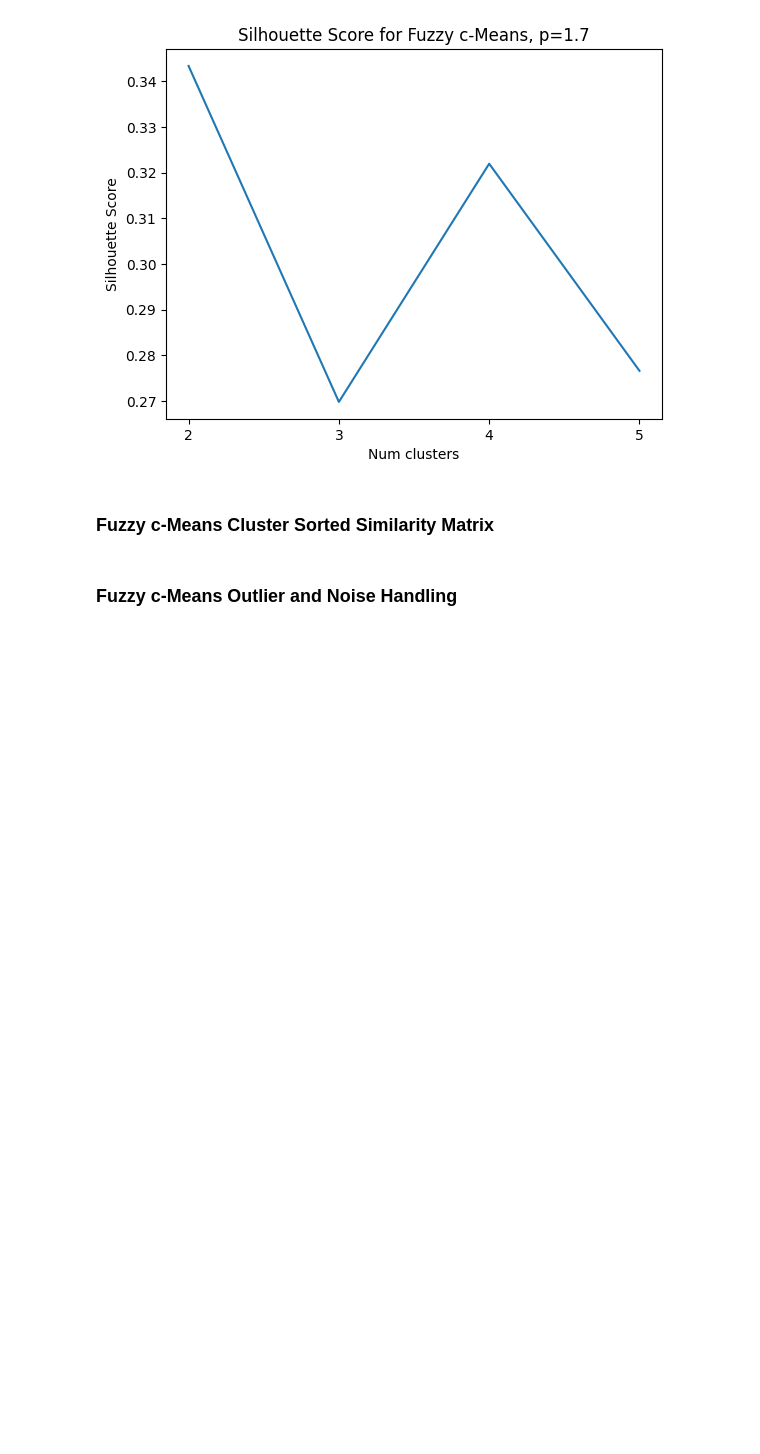
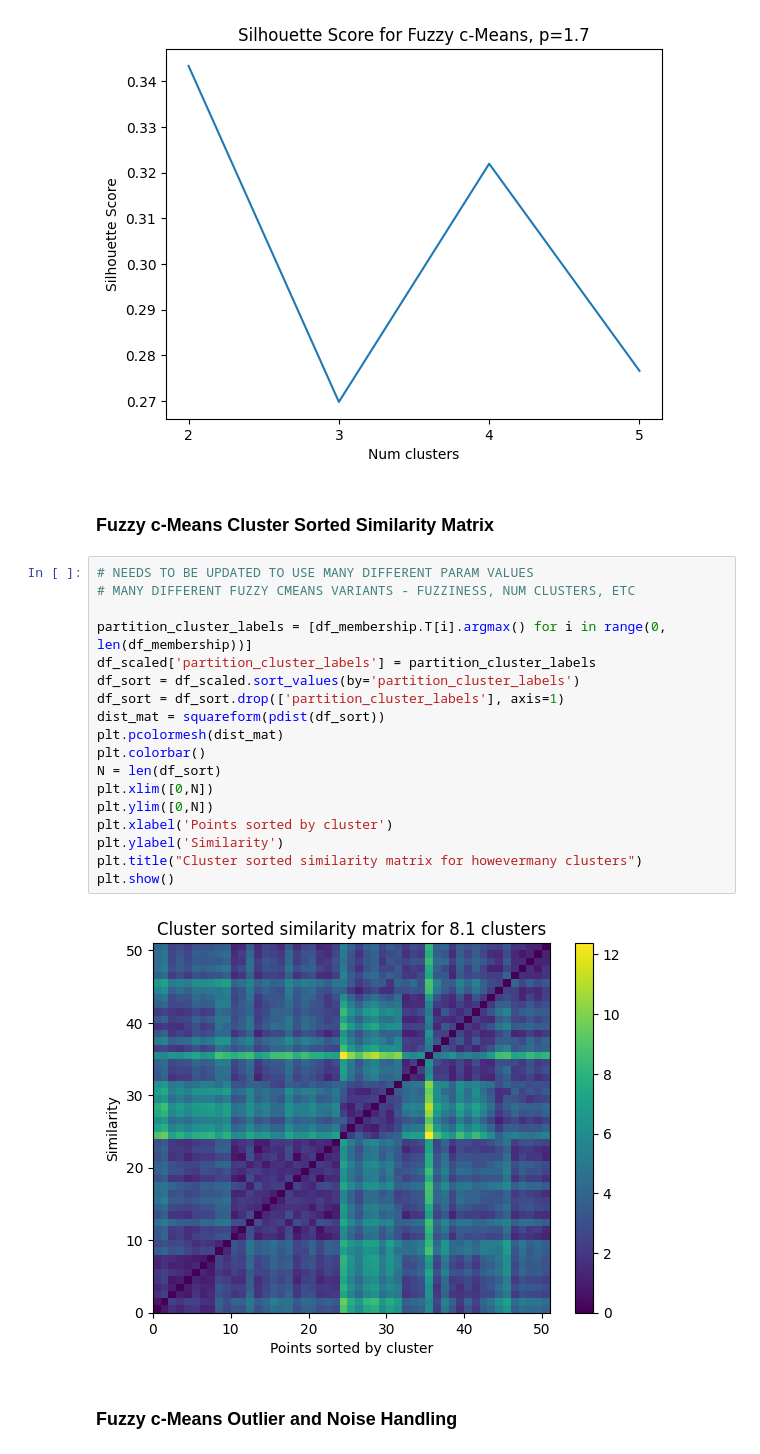
Before and after one commit to BenLeidig/stat437-project, a Jupyter notebook: project_template.ipynb, the cells around one changed output. Saved outputs shown, nothing was run; the diff lists cells and outputs as text; blank space fills up the shorter version.

```diff
--- a/project_template.ipynb
+++ b/project_template.ipynb
@@ -371,6 +373,26 @@ for p in [1.01, 1.1, 1.3, 1.7]:
 [figure]
 # %% [markdown]
 ### Fuzzy c-Means Cluster Sorted Similarity Matrix
+# %%
+# NEEDS TO BE UPDATED TO USE MANY DIFFERENT PARAM VALUES
+# MANY DIFFERENT FUZZY CMEANS VARIANTS - FUZZINESS, NUM CLUSTERS, ETC
+
+partition_cluster_labels = [df_membership.T[i].argmax() for i in range(0, len(df_membership))]
+df_scaled['partition_cluster_labels'] = partition_cluster_labels
+df_sort = df_scaled.sort_values(by='partition_cluster_labels')
+df_sort = df_sort.drop(['partition_cluster_labels'], axis=1)
+dist_mat = squareform(pdist(df_sort))
+plt.pcolormesh(dist_mat)
+plt.colorbar()
+N = len(df_sort)
+plt.xlim([0,N])
+plt.ylim([0,N])
+plt.xlabel('Points sorted by cluster')
+plt.ylabel('Similarity')
+plt.title("Cluster sorted similarity matrix for howevermany clusters")
+plt.show()
+# %% [output]
+[figure, added]
 # %% [markdown]
 ### Fuzzy c-Means Outlier and Noise Handling
 # %% [markdown]
```
Also changed, not shown: parts of 1 cell of this notebook.
